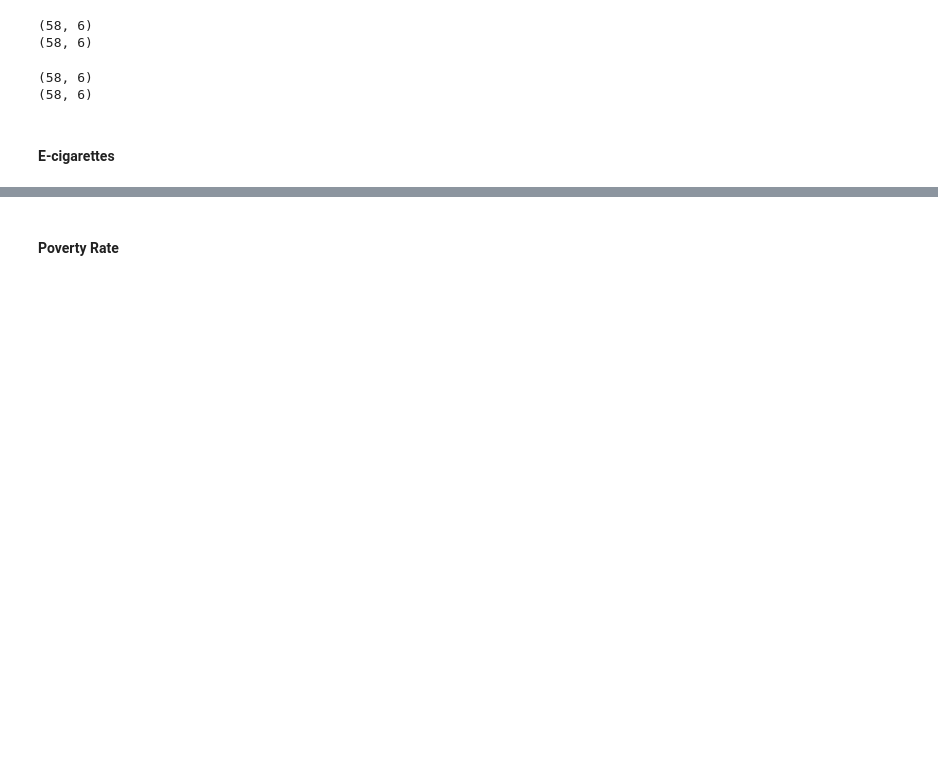
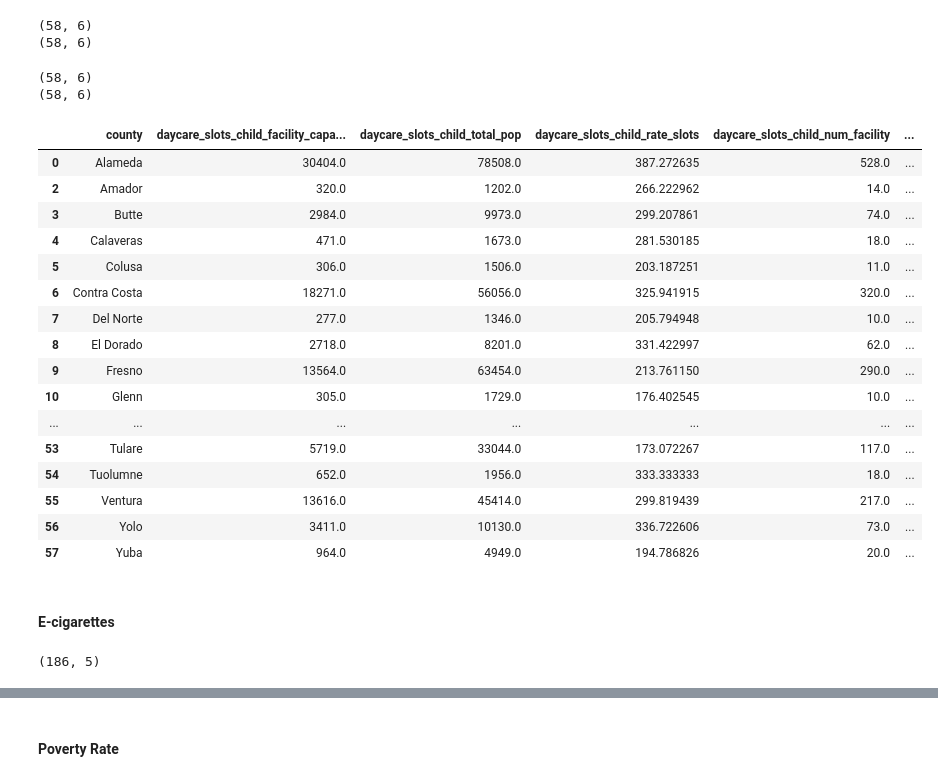
Before and after one commit to emilyksanders/dsb318-group4, a Jupyter notebook: 01_notebooks/data_cleaning_eks.ipynb, the cells around one changed output, grey strips where cells are left out. Drawn from its saved outputs; the diff is of its cells as text; code cells hidden in the pictures; blank space fills up the shorter version.

```diff
--- a/01_notebooks/data_cleaning_eks.ipynb
+++ b/01_notebooks/data_cleaning_eks.ipynb
@@ -456,5 +455,37 @@ print(df2.shape)
 # %% [output]
 (58, 6)
 (58, 6)
+# %%
+# Merge them back together
+daycare_slots = df1.merge(df2, left_on = 'county_name',
+  right_on = 'county_name', how = 'left')
+# %%
+# Rename the columns again
+cols = [''.join(['daycare_slots_', c]) for c in list(daycare_slots.columns)]
+daycare_slots.columns = cols
+daycare_slots.rename(columns = {'daycare_slots_county_name': 'county'}, inplace = True)
+
+# Drop Alpine county
+daycare_slots = daycare_slots[daycare_slots['county']!='Alpine']
+# %%
+daycare_slots
+# %% [output]
+|  | county | daycare_slots_child_facility_capa... | daycare_slots_child_total_pop | daycare_slots_child_rate_slots | daycare_slots_child_num_facility | ... |
+| 0 | Alameda | 30404.0 | 78508.0 | 387.272635 | 528.0 | ... |
+| 2 | Amador | 320.0 | 1202.0 | 266.222962 | 14.0 | ... |
+| 3 | Butte | 2984.0 | 9973.0 | 299.207861 | 74.0 | ... |
+| 4 | Calaveras | 471.0 | 1673.0 | 281.530185 | 18.0 | ... |
+| 5 | Colusa | 306.0 | 1506.0 | 203.187251 | 11.0 | ... |
+| 6 | Contra Costa | 18271.0 | 56056.0 | 325.941915 | 320.0 | ... |
+| 7 | Del Norte | 277.0 | 1346.0 | 205.794948 | 10.0 | ... |
+| 8 | El Dorado | 2718.0 | 8201.0 | 331.422997 | 62.0 | ... |
+| 9 | Fresno | 13564.0 | 63454.0 | 213.761150 | 290.0 | ... |
+| 10 | Glenn | 305.0 | 1729.0 | 176.402545 | 10.0 | ... |
+| ... | ... | ... | ... | ... | ... | ... |
+| 53 | Tulare | 5719.0 | 33044.0 | 173.072267 | 117.0 | ... |
+| 54 | Tuolumne | 652.0 | 1956.0 | 333.333333 | 18.0 | ... |
+| 55 | Ventura | 13616.0 | 45414.0 | 299.819439 | 217.0 | ... |
+| 56 | Yolo | 3411.0 | 10130.0 | 336.722606 | 73.0 | ... |
+| 57 | Yuba | 964.0 | 4949.0 | 194.786826 | 20.0 | ... |
 # %%
 # Save to csv
@@ -462,9 +494,18 @@ print(df2.shape)
 #### E-cigarettes
 # %%
 # Read it in
-
+ecig_availability = pd.read_csv('./01_original_datasets/ecig_availability.csv')
 
 # Rename columns
-
+col_names = [col.lower().replace(' ', '_') for col in list(ecig_availability.columns)]
+col_names = [col.lower().replace('-', '_') for col in col_names]
+ecig_availability.columns = col_names
+col_names = {
+  'percentage': 'ecigs_percentage_tobacco_stores_that_sell',
+  'lower95ci': 'ecigs_lower95ci', 'upper95ci': 'ecigs_upper95ci'}
+ecig_availability.rename(columns = col_names, inplace = True)
 
 # Get the shape
+ecig_availability.shape
+# %% [output]
+(186, 5)
```
Also changed, not shown: parts of 59 cells of this notebook, 9 other files.
